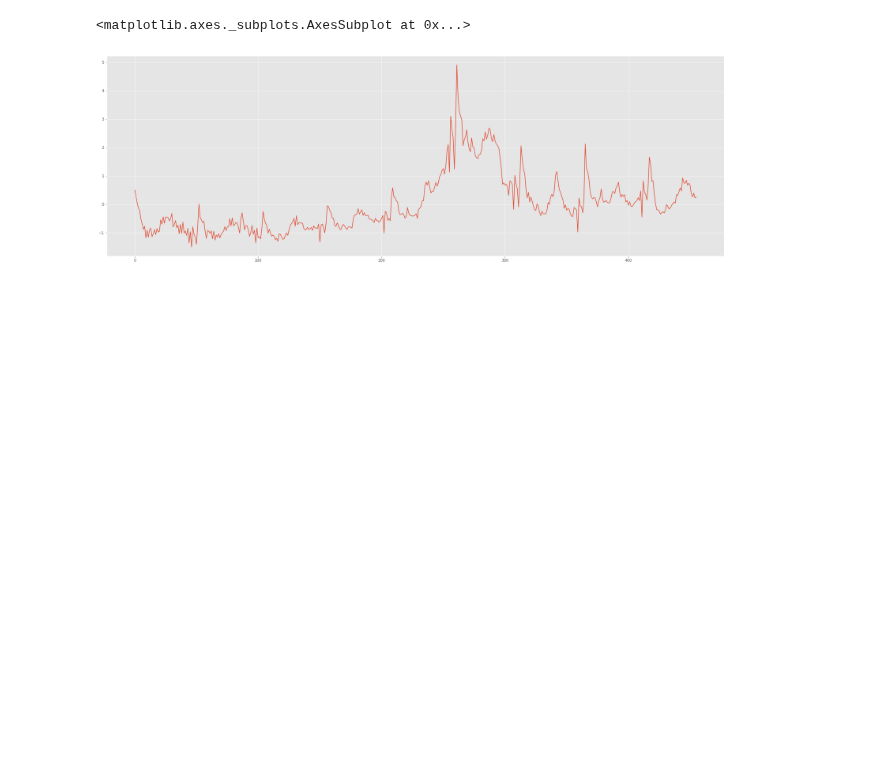
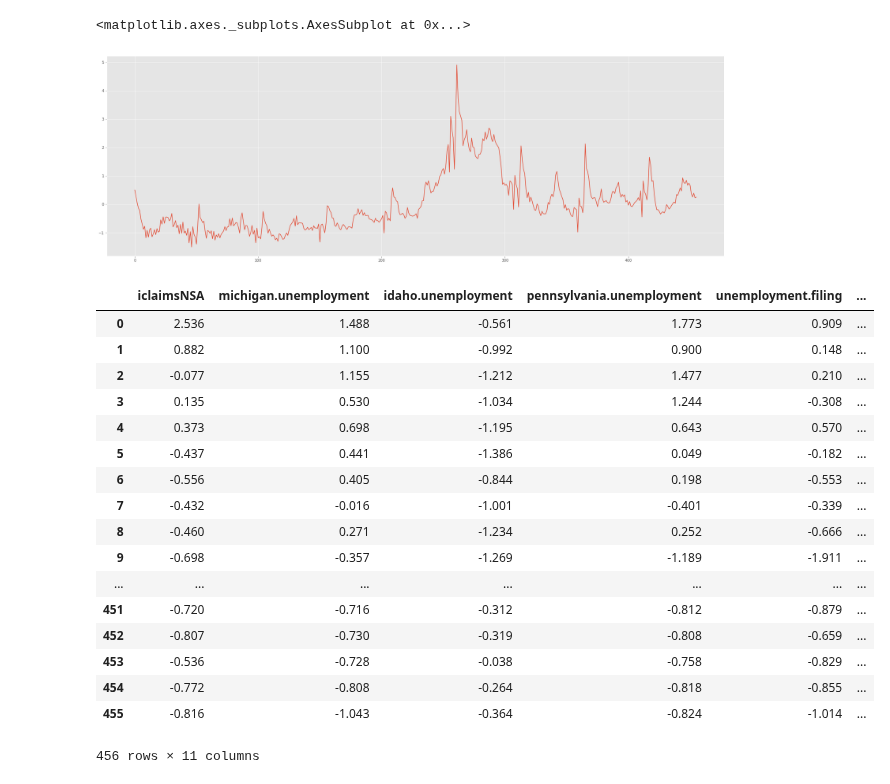
Before and after one commit to TomKealy/TomKealy.github.io, a Jupyter notebook: blog/bayesian-time-series-with-seasonality/index.ipynb, the cells around one changed output. Saved outputs shown, nothing was run; the diff lists cells and outputs as text; code cells hidden in the pictures; blank space fills up the shorter version.

```diff
--- a/blog/bayesian-time-series-with-seasonality/index.ipynb
+++ b/blog/bayesian-time-series-with-seasonality/index.ipynb
@@ -69,3 +69,24 @@ data['unemployment.office'].plot(figsize=(30, 10))
 # %% [output]
 <matplotlib.axes._subplots.AxesSubplot at 0x...>
 [figure]
+# %%
+data
+# %% [output]
+|  | iclaimsNSA | michigan.unemployment | idaho.unemployment | pennsylvania.unemployment | unemployment.filing | ... |
+| 0 | 2.536 | 1.488 | -0.561 | 1.773 | 0.909 | ... |
+| 1 | 0.882 | 1.100 | -0.992 | 0.900 | 0.148 | ... |
+| 2 | -0.077 | 1.155 | -1.212 | 1.477 | 0.210 | ... |
+| 3 | 0.135 | 0.530 | -1.034 | 1.244 | -0.308 | ... |
+| 4 | 0.373 | 0.698 | -1.195 | 0.643 | 0.570 | ... |
+| 5 | -0.437 | 0.441 | -1.386 | 0.049 | -0.182 | ... |
+| 6 | -0.556 | 0.405 | -0.844 | 0.198 | -0.553 | ... |
+| 7 | -0.432 | -0.016 | -1.001 | -0.401 | -0.339 | ... |
+| 8 | -0.460 | 0.271 | -1.234 | 0.252 | -0.666 | ... |
+| 9 | -0.698 | -0.357 | -1.269 | -1.189 | -1.911 | ... |
+| ... | ... | ... | ... | ... | ... | ... |
+| 451 | -0.720 | -0.716 | -0.312 | -0.812 | -0.879 | ... |
+| 452 | -0.807 | -0.730 | -0.319 | -0.808 | -0.659 | ... |
+| 453 | -0.536 | -0.728 | -0.038 | -0.758 | -0.829 | ... |
+| 454 | -0.772 | -0.808 | -0.264 | -0.818 | -0.855 | ... |
+| 455 | -0.816 | -1.043 | -0.364 | -0.824 | -1.014 | ... |
+456 rows × 11 columns
```
Also changed, not shown: parts of 1 cell of this notebook, 5 other files.
